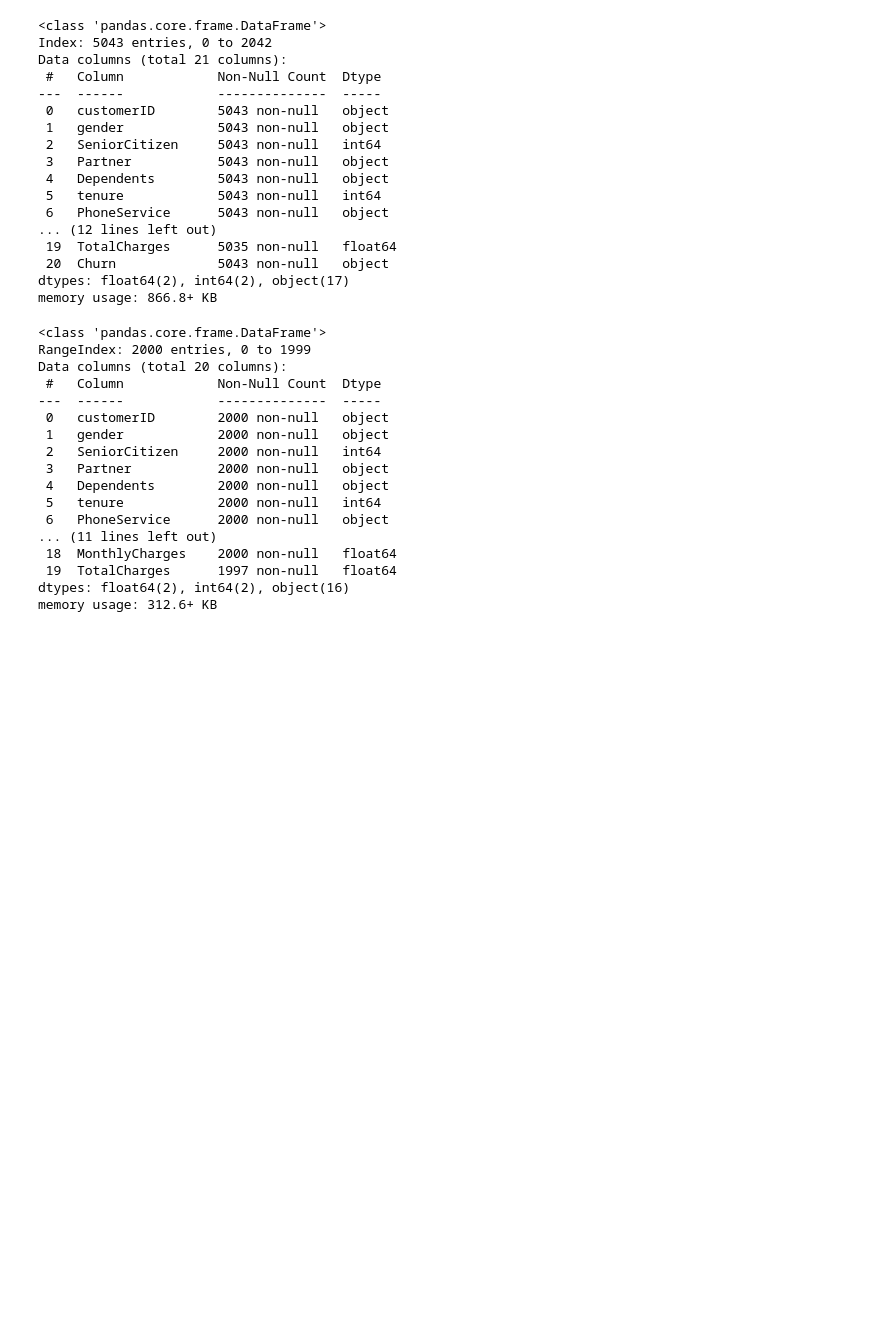
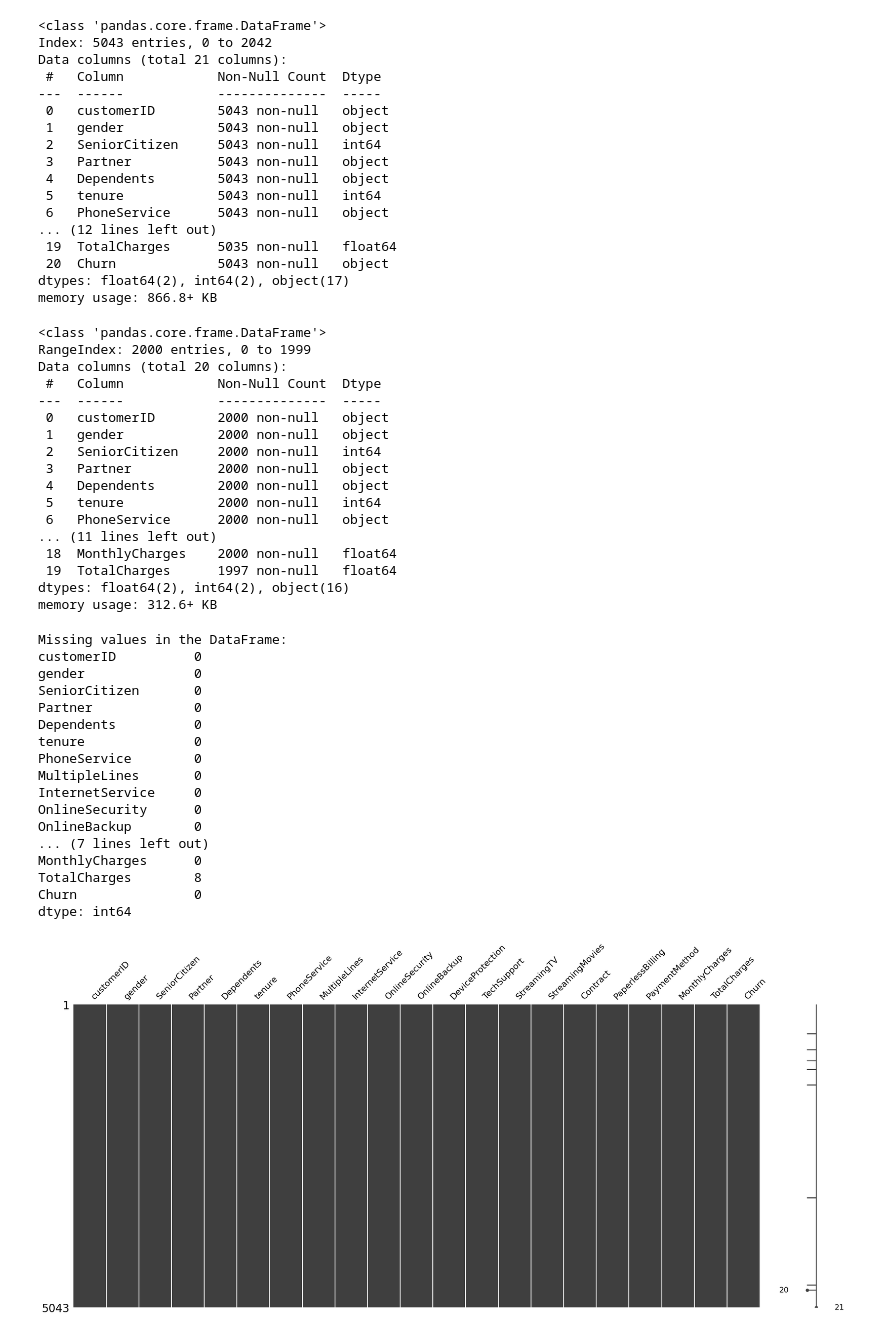
Before and after one commit to snyamson/LP2-Customer-Churn-Machine-Learning-Prediction, a Jupyter notebook: code/lp2 - customer churn classification.ipynb, the cells around one changed output. Cells and saved outputs as stored; diff of their text form; code cells hidden in the pictures; blank space fills up the shorter version.

```diff
--- a/code/lp2 - customer churn classification.ipynb
+++ b/code/lp2 - customer churn classification.ipynb
@@ -492,3 +496,25 @@ Data columns (total 20 columns):
  19  TotalCharges      1997 non-null   float64
 dtypes: float64(2), int64(2), object(16)
 memory usage: 312.6+ KB
+# %%
+# Visualize the missing values in the train dataset
+check_missing_values(train)
+# %% [output]
+Missing values in the DataFrame:
+customerID          0
+gender              0
+SeniorCitizen       0
+Partner             0
+Dependents          0
+tenure              0
+PhoneService        0
+MultipleLines       0
+InternetService     0
+OnlineSecurity      0
+OnlineBackup        0
+... (7 lines left out)
+MonthlyCharges      0
+TotalCharges        8
+Churn               0
+dtype: int64
+[figure, added]
```
Also changed, not shown: parts of 23 cells of this notebook, 1 other file.
